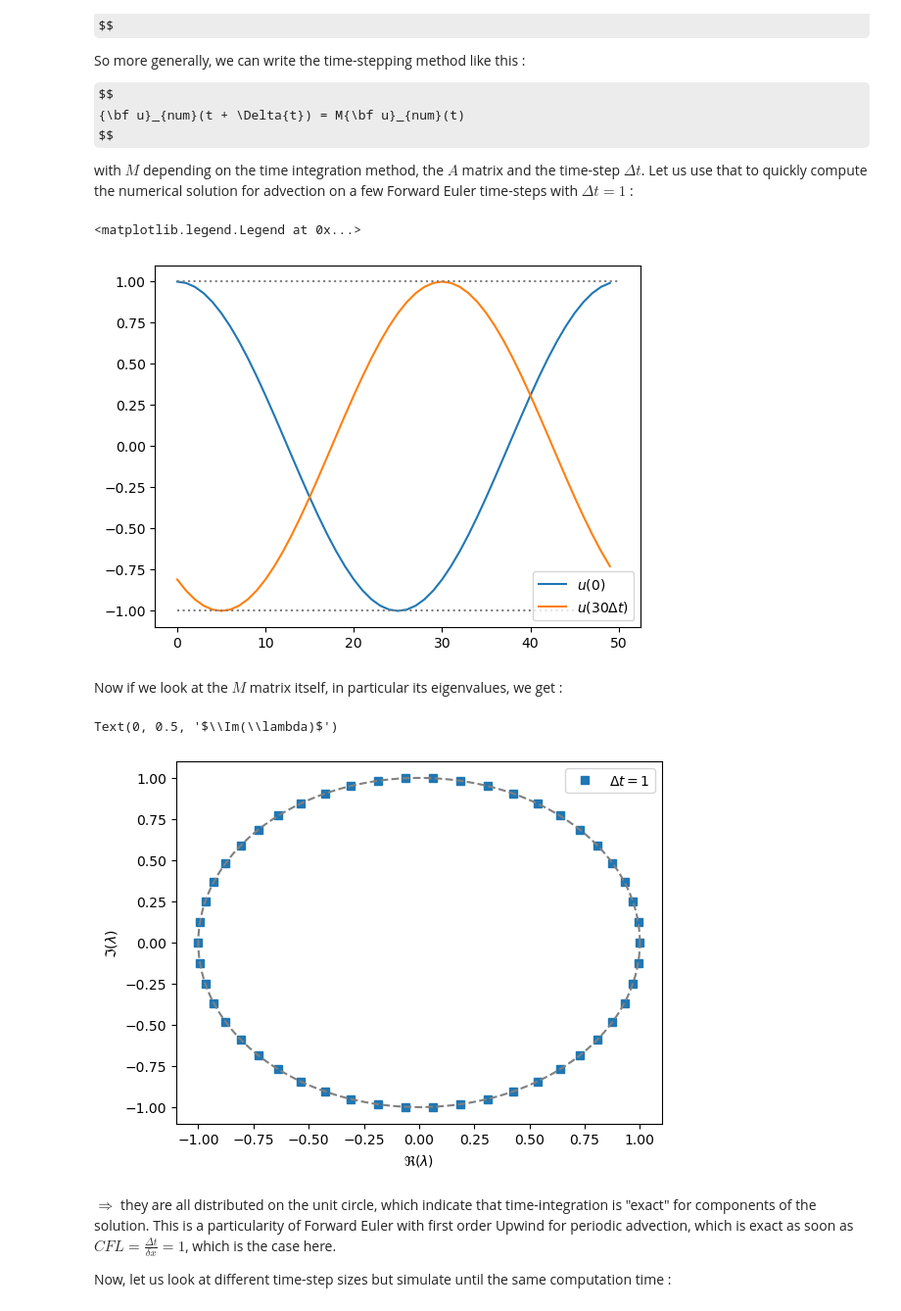
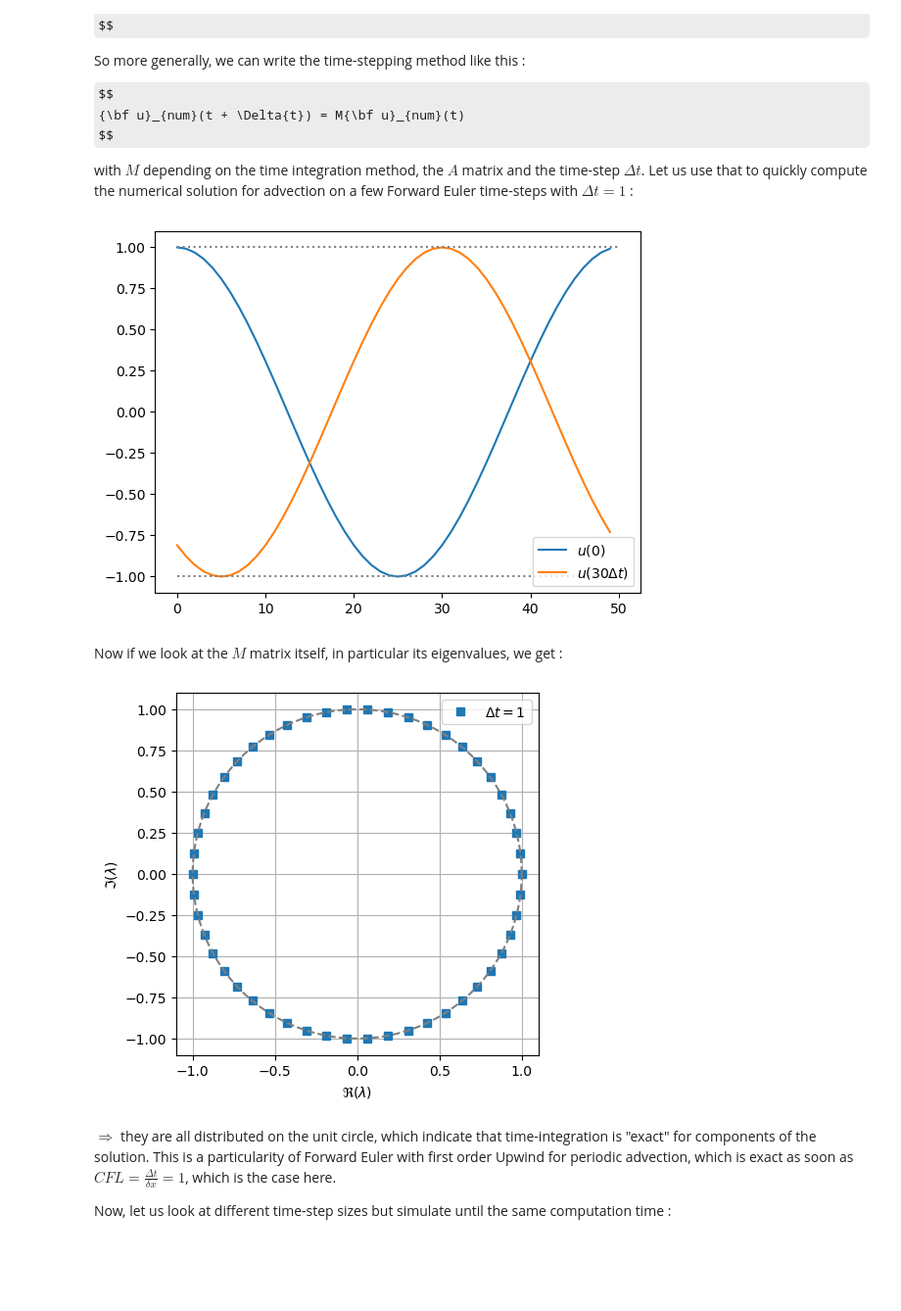
Before and after one commit to tlunet/pint-workshops, a Jupyter notebook: 2023-06_IPH-Workshop/s2/notebook.ipynb, the cells around one changed output. Shown at 98% size. Drawn from its saved outputs; the diff is of its cells as text; code cells hidden in the pictures; some formulas as TeX source; blank space fills up the shorter version.

```diff
--- a/2023-06_IPH-Workshop/s2/notebook.ipynb
+++ b/2023-06_IPH-Workshop/s2/notebook.ipynb
@@ -158,6 +157,7 @@ Let us use that to quickly compute the numerical solution for advection on a few
 J = 50
 I = np.eye(J)
 dt = 1
+A_adv = -finDiffMatrixD1U1(J=J, L=J)
 M = I + dt*A_adv
 
 u0 = np.cos(2*np.pi*np.linspace(0, 1, J, endpoint=False))
@@ -170,24 +170,23 @@ for i in range(nSteps):
 plt.plot(u0, label="$u(0)$")
 plt.plot(ut, label=f"$u({nSteps}\Delta""{t})$")
 plt.hlines([-1, 1], 0, J, linestyles=":", colors="gray")
-plt.legend()
+plt.legend();
 # %% [output]
-<matplotlib.legend.Legend at 0x...>
 [figure]
 # %% [markdown]
 Now if we look at the $M$ matrix itself, in particular its eigenvalues, we get :
 # %%
 lamM = np.linalg.eigvals(M)
 plt.plot(lamM.real, lamM.imag, 's', label=r'$\Delta{t}=1$')
 circle = np.exp(2j*np.pi*np.linspace(0, 1, 500))
 plt.plot(circle.real, circle.imag, '--', c='gray')
 
 plt.legend()
-plt.xlabel(r'$\Re(\lambda)$')
-plt.ylabel(r'$\Im(\lambda)$')
+plt.grid()
+plt.gca().set_aspect('equal', 'box')
+plt.xlabel(r'$\Re(\lambda)$'), plt.ylabel(r'$\Im(\lambda)$');
 # %% [output]
-Text(0, 0.5, '$\\Im(\\lambda)$')
-[figure, old version]
+[figure, new version]
 # %% [markdown]
 $\Rightarrow$ they are all distributed on the unit circle, which indicate that time-integration is "exact" for components of the solution. This is a particularity of Forward Euler with first order Upwind for periodic advection, which is exact as soon as $CFL=\frac{\Delta{t}}{\delta{x}}=1$, which is the case here.
 
```
Also changed, not shown: parts of 14 cells of this notebook, 1 other file.
